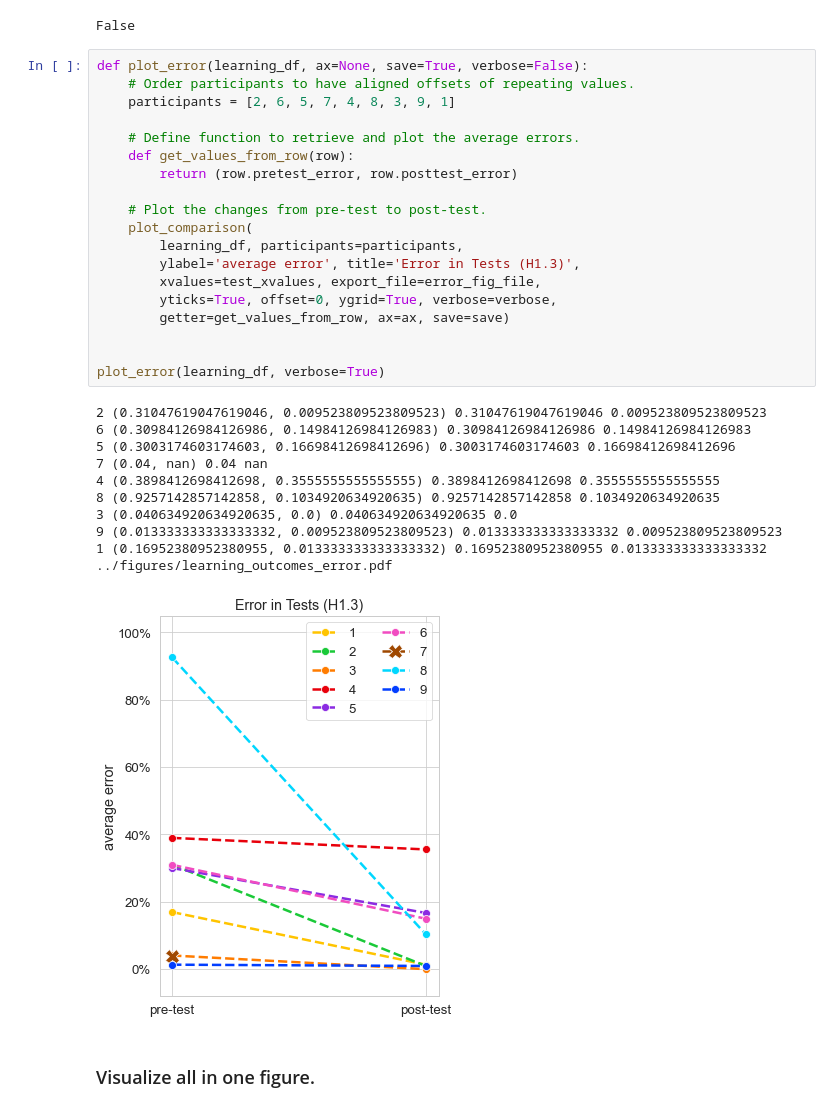
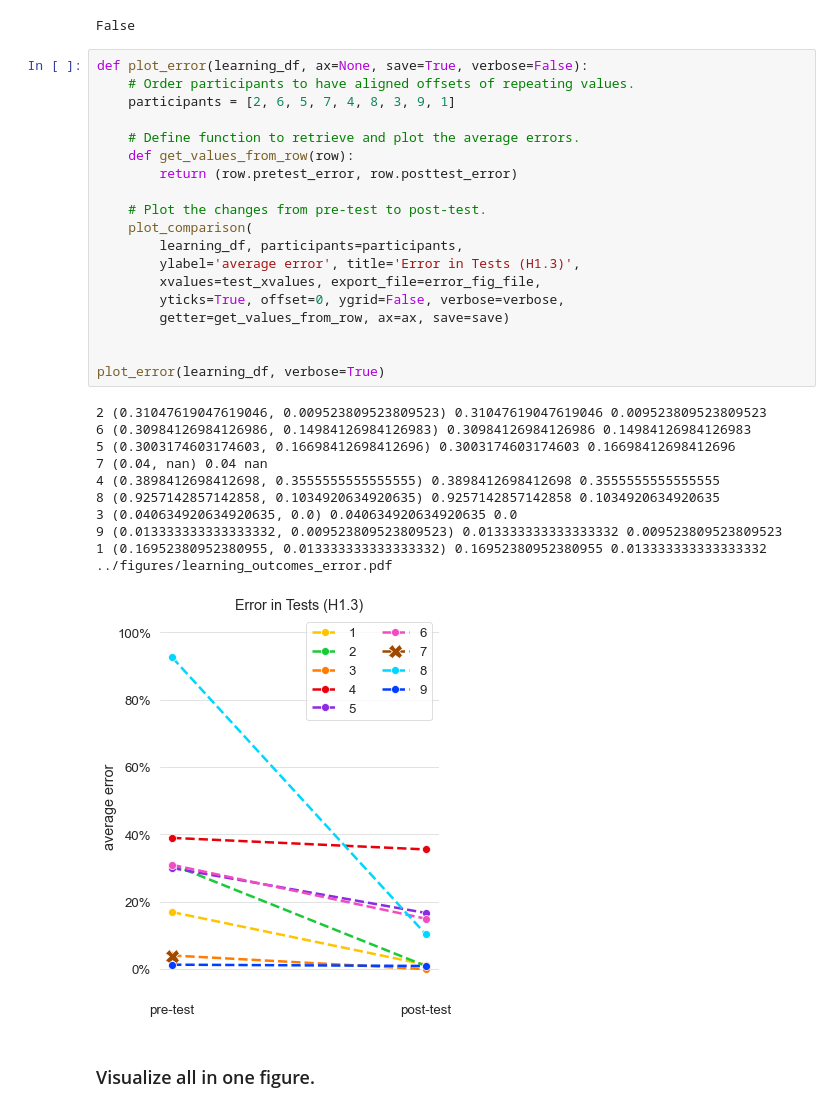
Before and after one commit to utku-norman/justhink-preexp-analysis, a Jupyter notebook: analysis/tools/3_RQ1_analyze_learning_outcomes.ipynb, the cells around one changed output. Drawn from its saved outputs; the diff is of its cells as text.

Commit message:
Update figures and fix logging error

```diff
--- a/analysis/tools/3_RQ1_analyze_learning_outcomes.ipynb
+++ b/analysis/tools/3_RQ1_analyze_learning_outcomes.ipynb
@@ -556,34 +556,34 @@ False
 # %%
 def plot_error(learning_df, ax=None, save=True, verbose=False):
     # Order participants to have aligned offsets of repeating values.
     participants = [2, 6, 5, 7, 4, 8, 3, 9, 1]
 
     # Define function to retrieve and plot the average errors.
     def get_values_from_row(row):
         return (row.pretest_error, row.posttest_error)
 
     # Plot the changes from pre-test to post-test.
     plot_comparison(
         learning_df, participants=participants,
         ylabel='average error', title='Error in Tests (H1.3)',
         xvalues=test_xvalues, export_file=error_fig_file,
-        yticks=True, offset=0, ygrid=True, verbose=verbose,
+        yticks=True, offset=0, ygrid=False, verbose=verbose,
         getter=get_values_from_row, ax=ax, save=save)
 
 
 plot_error(learning_df, verbose=True)
 # %% [output]
 2 (0.31047619047619046, 0.009523809523809523) 0.31047619047619046 0.009523809523809523
 6 (0.30984126984126986, 0.14984126984126983) 0.30984126984126986 0.14984126984126983
 5 (0.3003174603174603, 0.16698412698412696) 0.3003174603174603 0.16698412698412696
 7 (0.04, nan) 0.04 nan
 4 (0.3898412698412698, 0.3555555555555555) 0.3898412698412698 0.3555555555555555
 8 (0.9257142857142858, 0.1034920634920635) 0.9257142857142858 0.1034920634920635
 3 (0.040634920634920635, 0.0) 0.040634920634920635 0.0
 9 (0.013333333333333332, 0.009523809523809523) 0.013333333333333332 0.009523809523809523
 1 (0.16952380952380955, 0.013333333333333332) 0.16952380952380955 0.013333333333333332
 ../figures/learning_outcomes_error.pdf
-[figure, old version]
+[figure, new version]
 # %% [markdown]
 ### Visualize all in one figure.
 # %%
```
Also changed, not shown: parts of 2 cells of this notebook, 31 other files.
